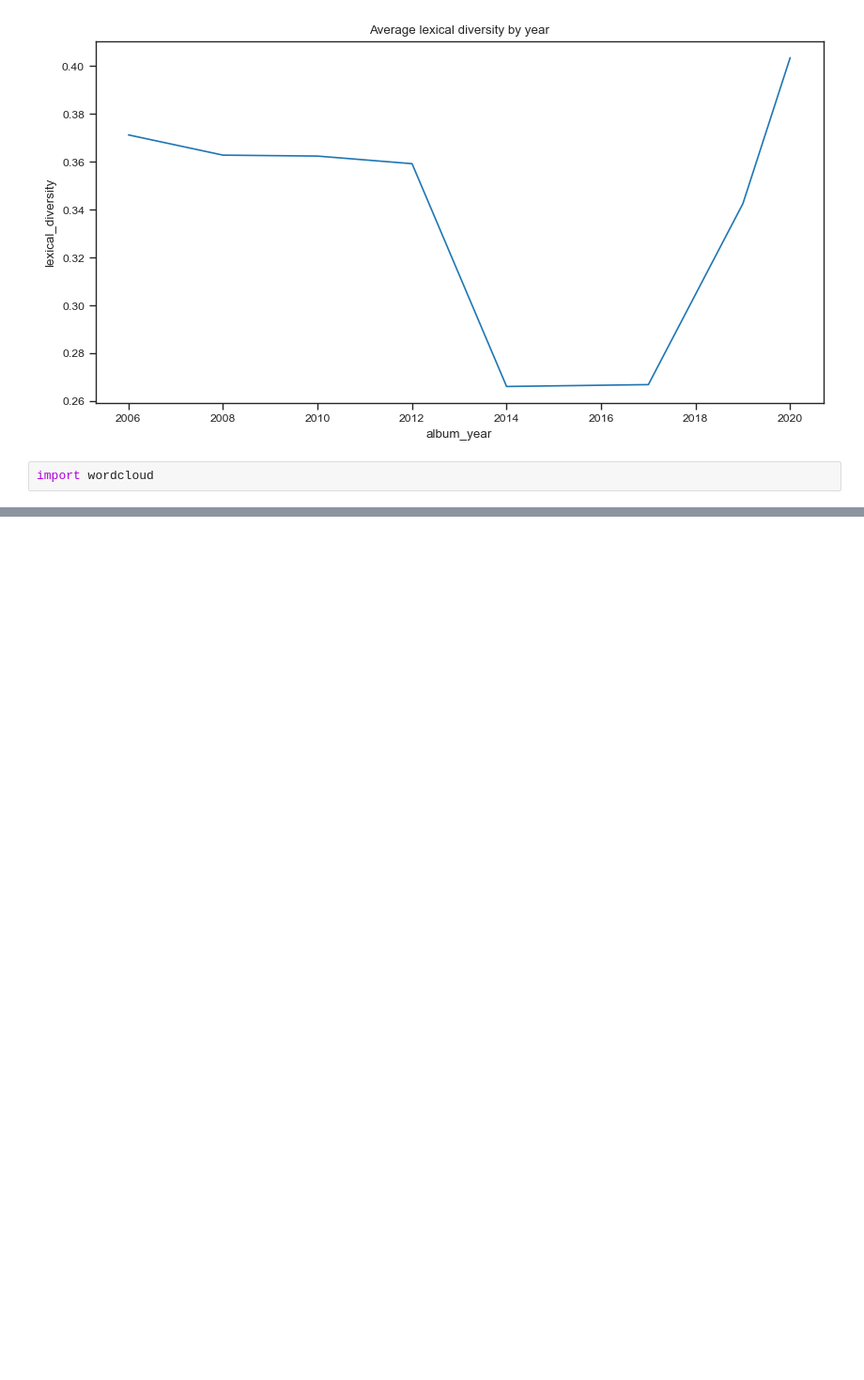
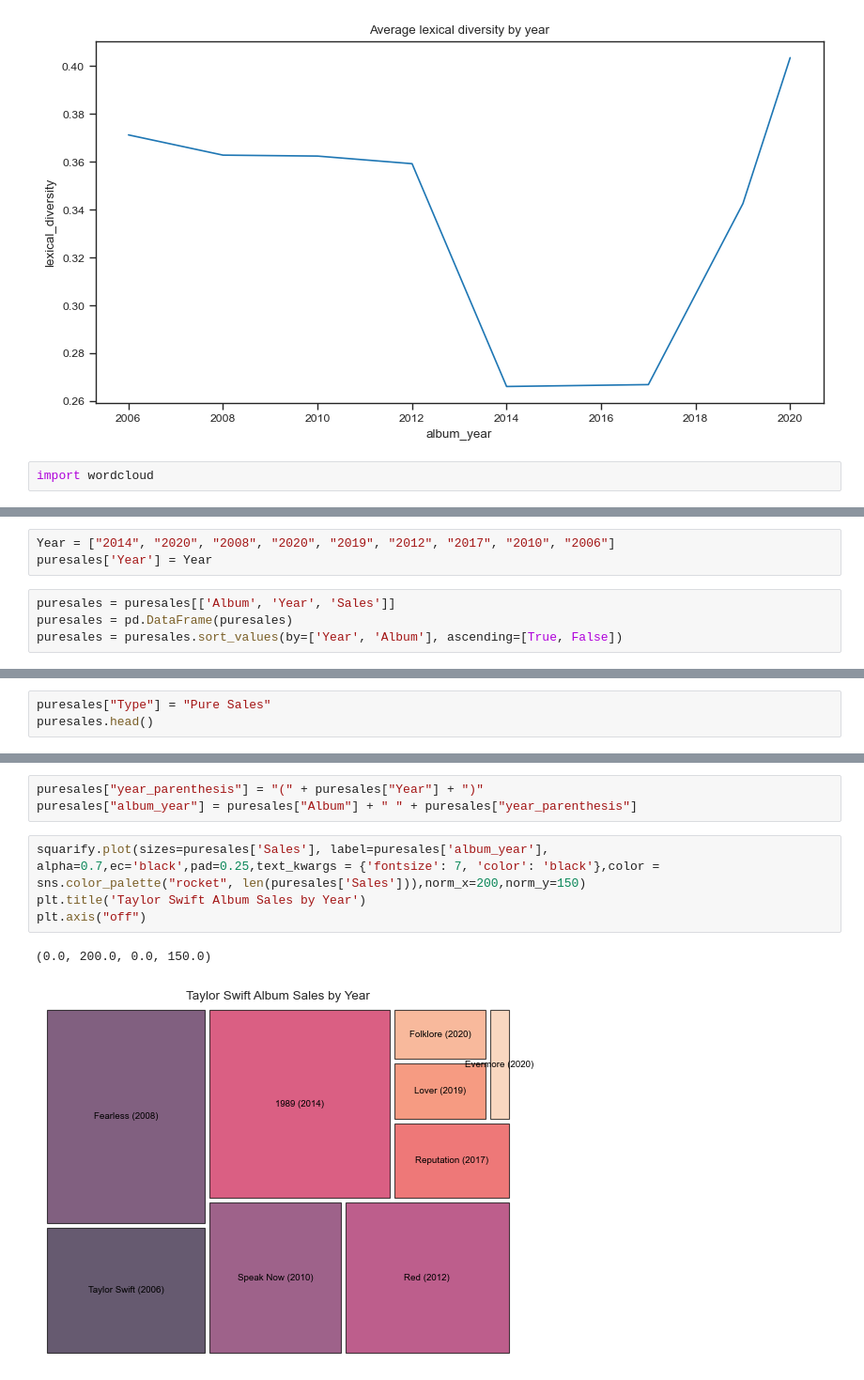
Before and after one commit to Elsword016/Story_in_pixels, a Jupyter notebook: Taylor_Swift_lyrics/taylor_swift_gemma.ipynb, the cells around one changed output, grey strips where cells are left out. Shown at 94% size. Cells and saved outputs as stored; diff of their text form; blank space fills up the shorter version.

```diff
--- a/Taylor_Swift_lyrics/taylor_swift_gemma.ipynb
+++ b/Taylor_Swift_lyrics/taylor_swift_gemma.ipynb
@@ -425,0 +513,7 @@ lyrics_df.to_csv('lyrics.csv',index=False)
+# %%
+Year = ["2014", "2020", "2008", "2020", "2019", "2012", "2017", "2010", "2006"]
+puresales['Year'] = Year
+# %%
+puresales = puresales[['Album', 'Year', 'Sales']]
+puresales = pd.DataFrame(puresales)
+puresales = puresales.sort_values(by=['Year', 'Album'], ascending=[True, False])
@@ -425,0 +529,3 @@ lyrics_df.to_csv('lyrics.csv',index=False)
+# %%
+puresales["Type"] = "Pure Sales"
+puresales.head()
@@ -425,0 +539,10 @@ lyrics_df.to_csv('lyrics.csv',index=False)
+# %%
+puresales["year_parenthesis"] = "(" + puresales["Year"] + ")"
+puresales["album_year"] = puresales["Album"] + " " + puresales["year_parenthesis"]
+# %%
+squarify.plot(sizes=puresales['Sales'], label=puresales['album_year'], alpha=0.7,ec='black',pad=0.25,text_kwargs = {'fontsize': 7, 'color': 'black'},color = sns.color_palette("rocket", len(puresales['Sales'])),norm_x=200,norm_y=150)
+plt.title('Taylor Swift Album Sales by Year')
+plt.axis("off")
+# %% [output]
+(0.0, 200.0, 0.0, 150.0)
+[figure, added]
```
Also changed, not shown: parts of 32 cells of this notebook.
